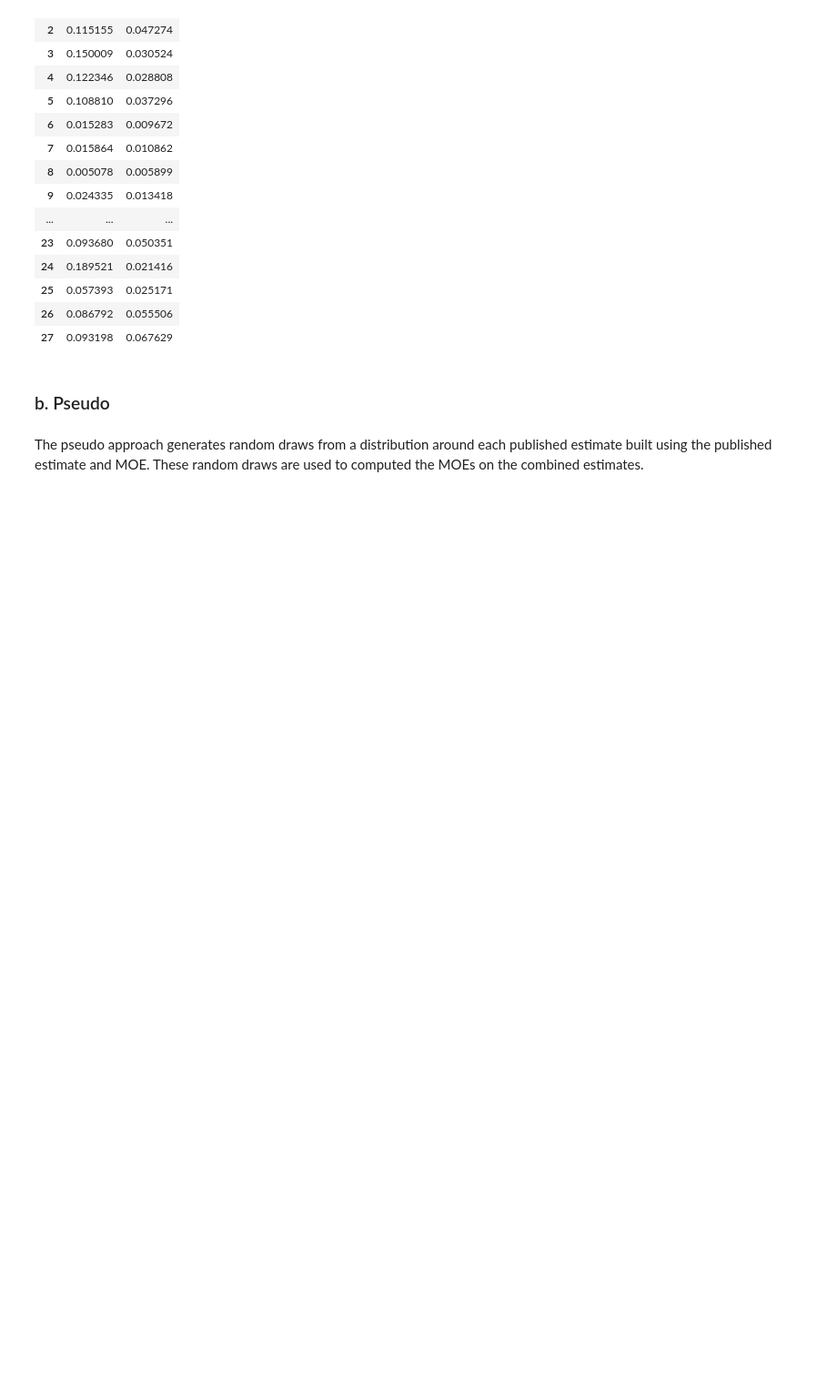
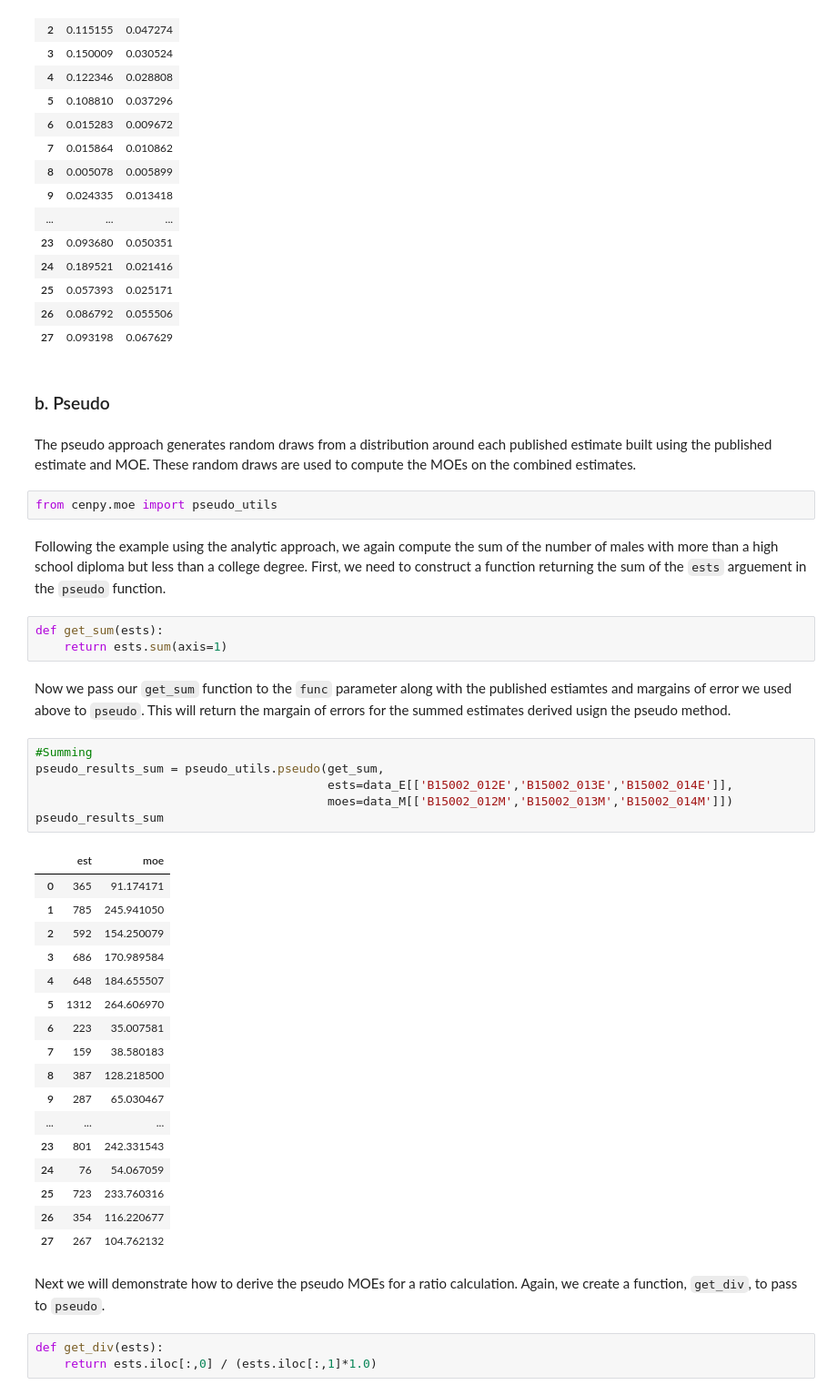
Before and after one commit to cenpy-devs/cenpy, a Jupyter notebook: notebooks/moe_demo.ipynb, the cells around one changed output. Shown at 91% size. Drawn from its saved outputs; the diff is of its cells as text; blank space fills up the shorter version.

Commit message:
notebook detailing analytic and pseudo MOE tools

```diff
--- a/notebooks/moe_demo.ipynb
+++ b/notebooks/moe_demo.ipynb
@@ -196,4 +196,42 @@ results_prop
 # %% [markdown]
 ### b. Pseudo
 # %% [markdown]
-The pseudo approach generates random draws from a distribution around each published estimate built using the published estimate and MOE. These random draws are used to computed the MOEs on the combined estimates.
+The pseudo approach generates random draws from a distribution around each published estimate built using the published estimate and MOE. These random draws are used to compute the MOEs on the combined estimates.
+# %%
+from cenpy.moe import pseudo_utils
+# %% [markdown]
+Following the example using the analytic approach, we again compute the sum of the number of males with more than a high school diploma but less than a college degree. First, we need to construct a function returning the sum of the `ests` arguement in the `pseudo` function.
+# %%
+def get_sum(ests):
+    return ests.sum(axis=1)
+# %% [markdown]
+Now we pass our `get_sum` function to the `func` parameter along with the published estiamtes and margains of error we used above to `pseudo`. This will return the margain of errors for the summed estimates derived usign the pseudo method.
+# %%
+#Summing
+pseudo_results_sum = pseudo_utils.pseudo(get_sum,
+                                         ests=data_E[['B15002_012E','B15002_013E','B15002_014E']],
+                                         moes=data_M[['B15002_012M','B15002_013M','B15002_014M']])
+pseudo_results_sum
+# %% [output]
+|  | est | moe |
+| 0 | 365 | 91.174171 |
+| 1 | 785 | 245.941050 |
+| 2 | 592 | 154.250079 |
+| 3 | 686 | 170.989584 |
+| 4 | 648 | 184.655507 |
+| 5 | 1312 | 264.606970 |
+| 6 | 223 | 35.007581 |
+| 7 | 159 | 38.580183 |
+| 8 | 387 | 128.218500 |
+| 9 | 287 | 65.030467 |
+| ... | ... | ... |
+| 23 | 801 | 242.331543 |
+| 24 | 76 | 54.067059 |
+| 25 | 723 | 233.760316 |
+| 26 | 354 | 116.220677 |
+| 27 | 267 | 104.762132 |
+# %% [markdown]
+Next we will demonstrate how to derive the pseudo MOEs for a ratio calculation. Again, we create a function, `get_div`, to pass to `pseudo`.
+# %%
+def get_div(ests):
+    return ests.iloc[:,0] / (ests.iloc[:,1]*1.0)
```
Also changed, not shown: parts of 8 cells of this notebook.
